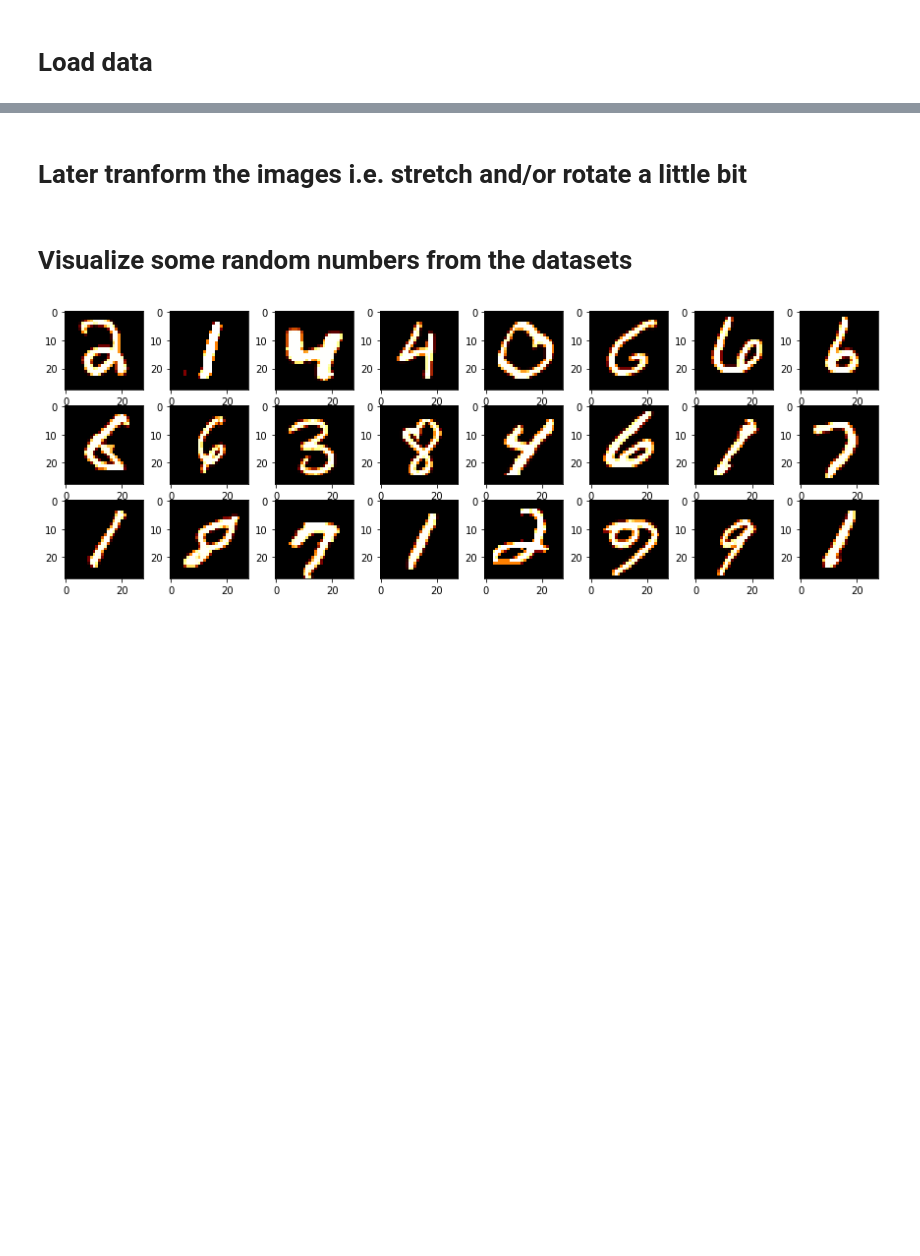
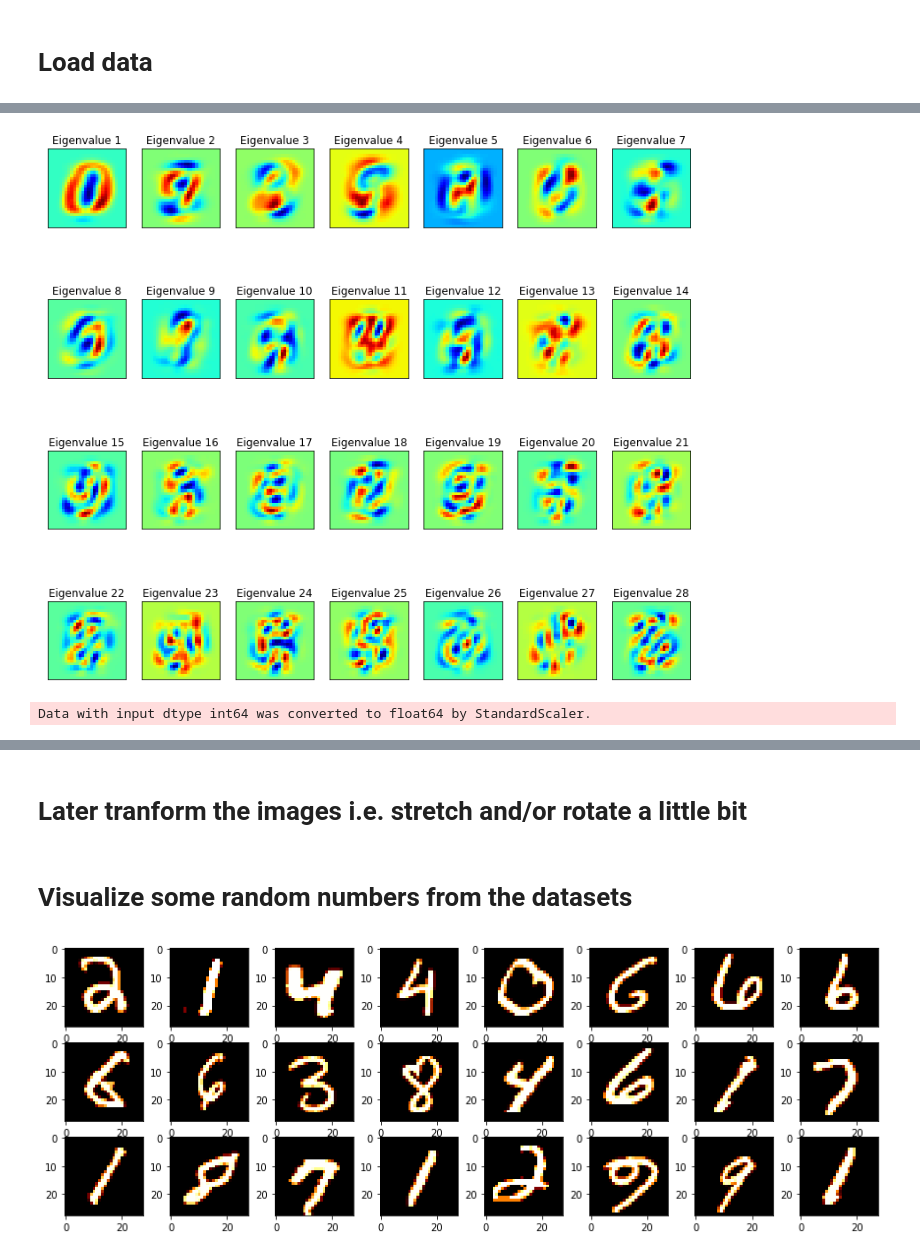
Before and after one commit to IEtoI/MNIST_CNN, a Jupyter notebook: CNN - MNIST.ipynb, the cells around one changed output, grey strips where cells are left out. Drawn from its saved outputs; the diff is of its cells as text; code cells hidden in the pictures; blank space fills up the shorter version.

```diff
--- a/CNN - MNIST.ipynb
+++ b/CNN - MNIST.ipynb
@@ -28,0 +118,32 @@ df_test_image = df_test.iloc[:,1:]
+# %%
+n_components = 228
+pca = PCA(n_components, random_state=1337).fit(df_train_image.values)
+
+eigenvalues = pca.components_
+# %%
+n_row = 4
+n_col = 7
+
+#plot first 8 eigenvalues
+plt.figure(figsize=(13,12))
+for i in list(range(n_row*n_col)):
+    offset=0
+    plt.subplot(n_row, n_col, i+1)
+    plt.imshow(eigenvalues[i].reshape(28,28), cmap='jet')
+    title_text = "Eigenvalue " + str(i+1)
+    plt.title(title_text, size=12)
+    plt.xticks(())
+    plt.yticks(())
+plt.show()
+# %% [output]
+[figure, added]
+# %%
+from sklearn.preprocessing import StandardScaler
+X = df_train_image.values
+
+X_std = StandardScaler().fit_transform(X)
+
+pca = PCA(n_components=200).fit(X_std)
+X_pca = pca.transform(X_std)
+# %% [output]
+Data with input dtype int64 was converted to float64 by StandardScaler.
```
Also changed, not shown: parts of 17 cells of this notebook.
